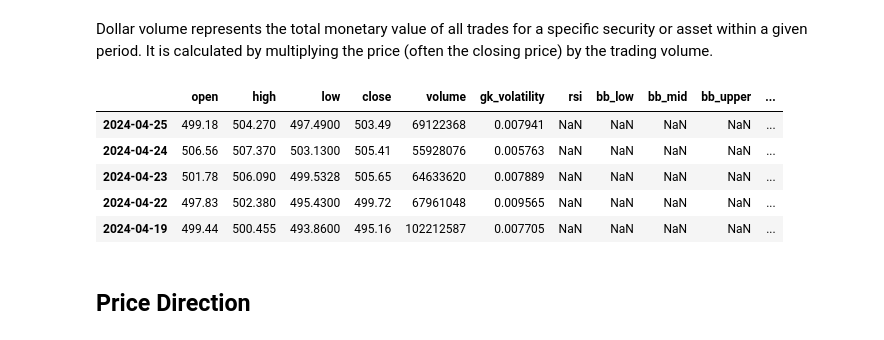
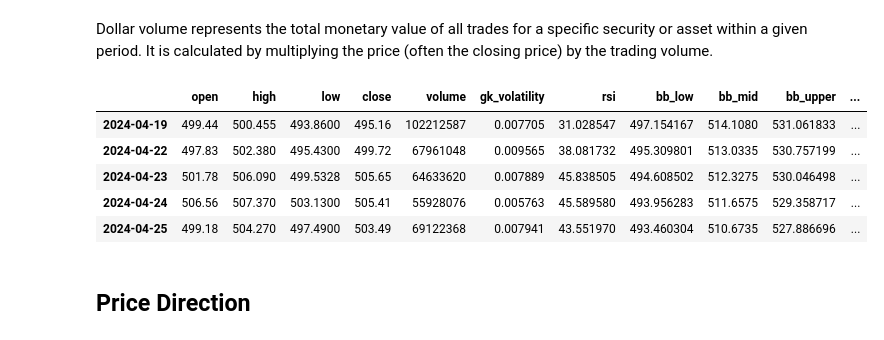
Before and after one commit to a-elgohary/algorithmic_trading, a Jupyter notebook: algorithmic_trading.ipynb, the cells around one changed output. Drawn from its saved outputs; the diff is of its cells as text; code cells hidden in the pictures.

```diff
--- a/algorithmic_trading.ipynb
+++ b/algorithmic_trading.ipynb
@@ -146,12 +146,12 @@ Because of the daily limit with Alpha Vantage's free API key, I'll save the resu
 # Load saved data
 df_spy = pd.read_csv("data/df_spy.csv", index_col=0)
 
-# Rename columns
+# Remove the first 3 characters in the columns name
 df_spy.columns = [col[3:] for col in df_spy.columns]
 
 # Set index as DateTime
 df_spy.index = pd.to_datetime(df_spy.index)
-df_spy.sort_index(ascending=False)
+df_spy.sort_index(ascending=True, inplace=True)
 
 
 print(df_spy.info())
@@ -319,6 +319,9 @@ Interpretation of Bollinger Bands
 # %%
 # Define the Bollinger Bands function
 def bollinger_bands(data, length, std):
+    # Sort the data index
+    data.sort_index(ascending=True, inplace=True)
+
     # Calculate BBands with a 20-period and 2 std
     bol_bands = ta.bbands(close=data['close'],
                                 length=length,
@@ -337,8 +340,7 @@ def bollinger_bands(data, length, std):
 
 
     # Ensure that indices are alined before concatenation
-    data.sort_index(ascending=False, inplace=True)
-    bol_bands.sort_index(ascending=False, inplace=True)
+    bol_bands.sort_index(ascending=True, inplace=True)
     bol_bands = bol_bands.reindex(data.index)
 
     # Concatenate Bollinger Bands with data
@@ -370,6 +372,9 @@ ATR provides a more complete measure of volatility by considering both intraday
 # %%
 # Define the average true range function
 def average_true_range(data, length):
+    # Sort the data index
+    data.sort_index(ascending=True, inplace=True)
+
     # Calculate the ATR with a 14-period moving average
     atr = ta.atr(high=data['high'],
                     low=data['low'],
@@ -379,8 +384,7 @@ def average_true_range(data, length):
 
 
     # Ensure that indices are alined before concatenation
-    data.sort_index(ascending=False, inplace=True)
-    atr.sort_index(ascending=False, inplace=True)
+    atr.sort_index(ascending=True, inplace=True)
     atr = atr.reindex(data.index)
 
     # Concatenate atr with data
@@ -414,6 +418,9 @@ It consists of three key components:
 # %%
 # Define MACD function
 def moving_average_cd(data):
+    # Sort the data index
+    data.sort_index(ascending=True, inplace=True)
+
     # Calculate MACD
     macd = data.ta.macd(close=data['close'])
 
@@ -426,8 +433,7 @@ def moving_average_cd(data):
     macd.rename(columns=macd_names, inplace=True)
 
     # Ensure that the indices are alined
-    data.sort_index(ascending=False, inplace=True)
-    macd.sort_index(ascending=False, inplace=True)
+    macd.sort_index(ascending=True, inplace=True)
     macd = macd.reindex(data.index)
 
     # Concatenate macd with data
@@ -452,15 +458,15 @@ Dollar volume represents the total monetary value of all trades for a specific s
 # %%
 # Calculate the dollar volume of S&P 500
 df_spy['dollar_volume_millions'] = (df_spy['close'] * df_spy['volume']) / 1e6
 
-df_spy.head()
+df_spy.tail()
 # %% [output]
 |  | open | high | low | close | volume | gk_volatility | rsi | bb_low | bb_mid | bb_upper | ... |
-| 2024-04-25 | 499.18 | 504.270 | 497.4900 | 503.49 | 69122368 | 0.007941 | NaN | NaN | NaN | NaN | ... |
-| 2024-04-24 | 506.56 | 507.370 | 503.1300 | 505.41 | 55928076 | 0.005763 | NaN | NaN | NaN | NaN | ... |
-| 2024-04-23 | 501.78 | 506.090 | 499.5328 | 505.65 | 64633620 | 0.007889 | NaN | NaN | NaN | NaN | ... |
-| 2024-04-22 | 497.83 | 502.380 | 495.4300 | 499.72 | 67961048 | 0.009565 | NaN | NaN | NaN | NaN | ... |
-| 2024-04-19 | 499.44 | 500.455 | 493.8600 | 495.16 | 102212587 | 0.007705 | NaN | NaN | NaN | NaN | ... |
+| 2024-04-19 | 499.44 | 500.455 | 493.8600 | 495.16 | 102212587 | 0.007705 | 31.028547 | 497.154167 | 514.1080 | 531.061833 | ... |
+| 2024-04-22 | 497.83 | 502.380 | 495.4300 | 499.72 | 67961048 | 0.009565 | 38.081732 | 495.309801 | 513.0335 | 530.757199 | ... |
+| 2024-04-23 | 501.78 | 506.090 | 499.5328 | 505.65 | 64633620 | 0.007889 | 45.838505 | 494.608502 | 512.3275 | 530.046498 | ... |
+| 2024-04-24 | 506.56 | 507.370 | 503.1300 | 505.41 | 55928076 | 0.005763 | 45.589580 | 493.956283 | 511.6575 | 529.358717 | ... |
+| 2024-04-25 | 499.18 | 504.270 | 497.4900 | 503.49 | 69122368 | 0.007941 | 43.551970 | 493.460304 | 510.6735 | 527.886696 | ... |
 # %% [markdown]
 ## Price Direction
 # %% [markdown]
```
Also changed, not shown: parts of 7 cells of this notebook.
